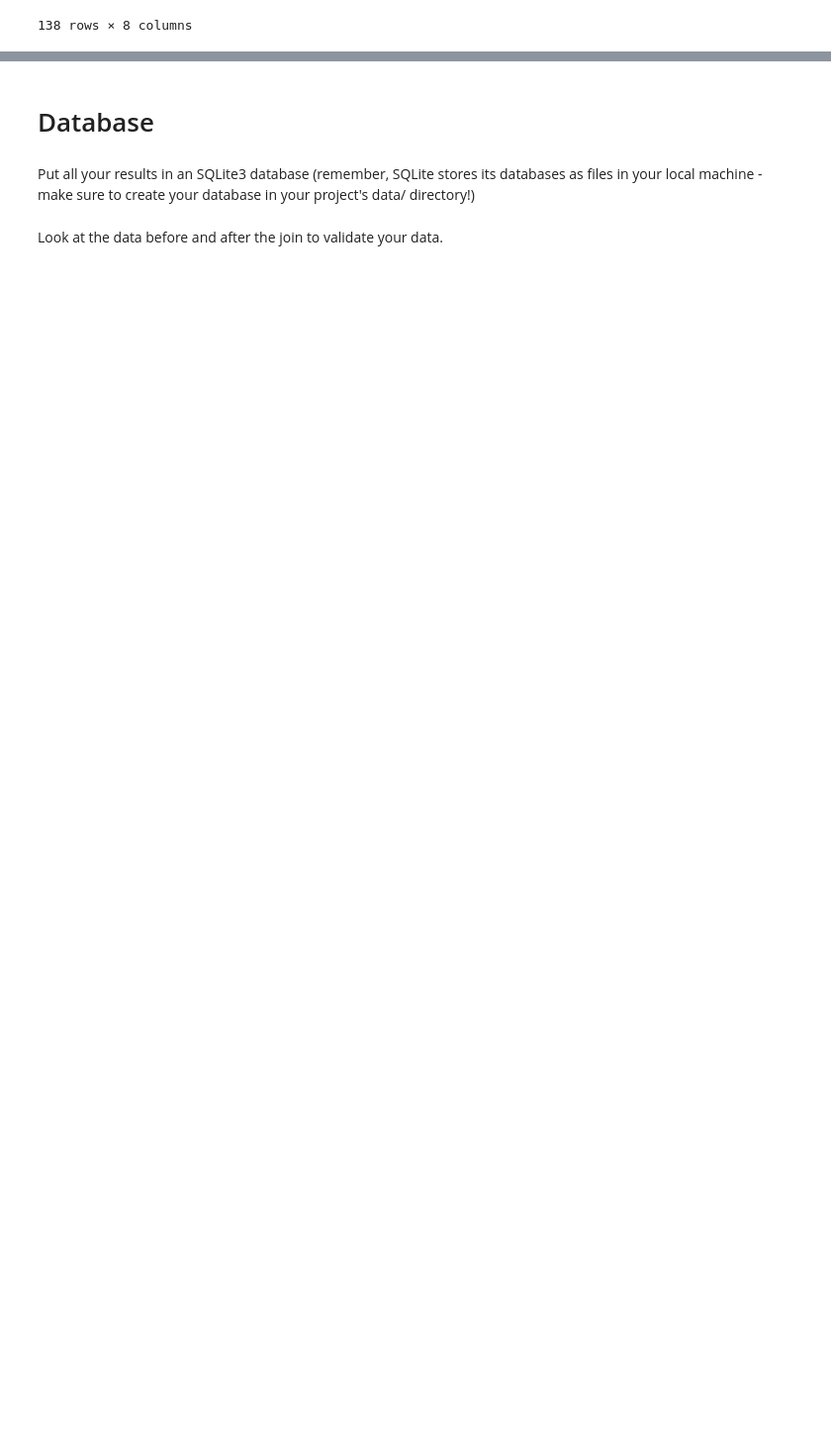
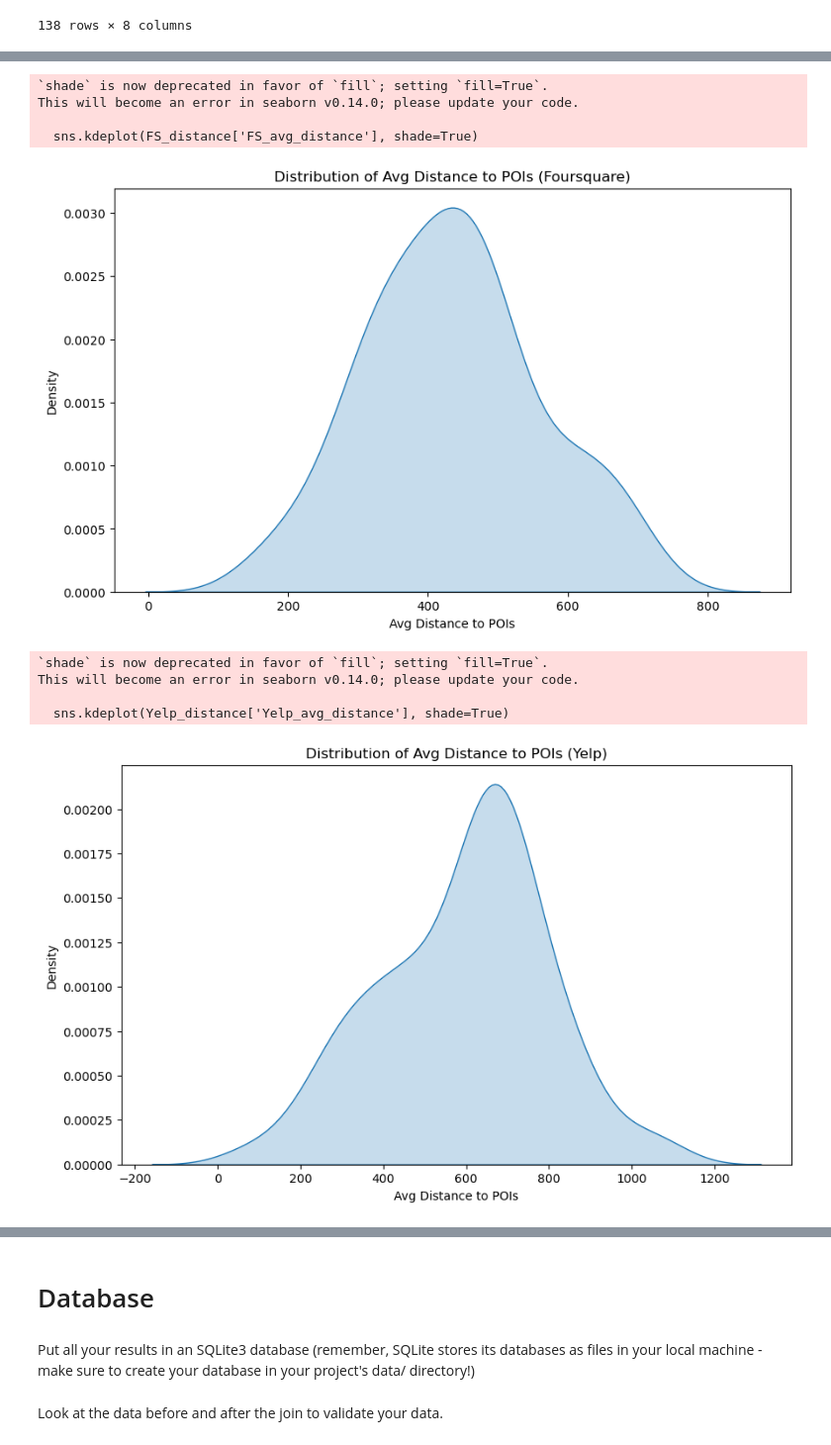
Before and after one commit to Hounder23/LIGHTHOUSE-p2, a Jupyter notebook: notebooks/joining_data.ipynb, the cells around one changed output, grey strips where cells are left out. Shown: that part at 99% size. Cells and saved outputs as stored; diff of their text form; code cells hidden in the pictures; blank space fills up the shorter version.

```diff
--- a/notebooks/joining_data.ipynb
+++ b/notebooks/joining_data.ipynb
@@ -74,0 +191,27 @@ Name: count, Length: 138, dtype: int64
+# %%
+# can we identify the type of distribution for the avg_distance to POIs for each station?
+# plot the distribution of avg_distance for all stations after removing outliers
+plt.figure(figsize=(10, 6))
+sns.kdeplot(FS_distance['FS_avg_distance'], shade=True)
+plt.xlabel('Avg Distance to POIs')
+plt.ylabel('Density')
+plt.title('Distribution of Avg Distance to POIs (Foursquare)')
+plt.show()
+
+plt.figure(figsize=(10, 6))
+sns.kdeplot(Yelp_distance['Yelp_avg_distance'], shade=True)
+plt.xlabel('Avg Distance to POIs')
+plt.ylabel('Density')
+plt.title('Distribution of Avg Distance to POIs (Yelp)')
+plt.show()
+# %% [output]
+`shade` is now deprecated in favor of `fill`; setting `fill=True`.
+This will become an error in seaborn v0.14.0; please update your code.
+
+  sns.kdeplot(FS_distance['FS_avg_distance'], shade=True)
+[figure, added]
+`shade` is now deprecated in favor of `fill`; setting `fill=True`.
+This will become an error in seaborn v0.14.0; please update your code.
+
+  sns.kdeplot(Yelp_distance['Yelp_avg_distance'], shade=True)
+[figure, added]
```
Also changed, not shown: parts of 21 cells of this notebook, 2 other files.
